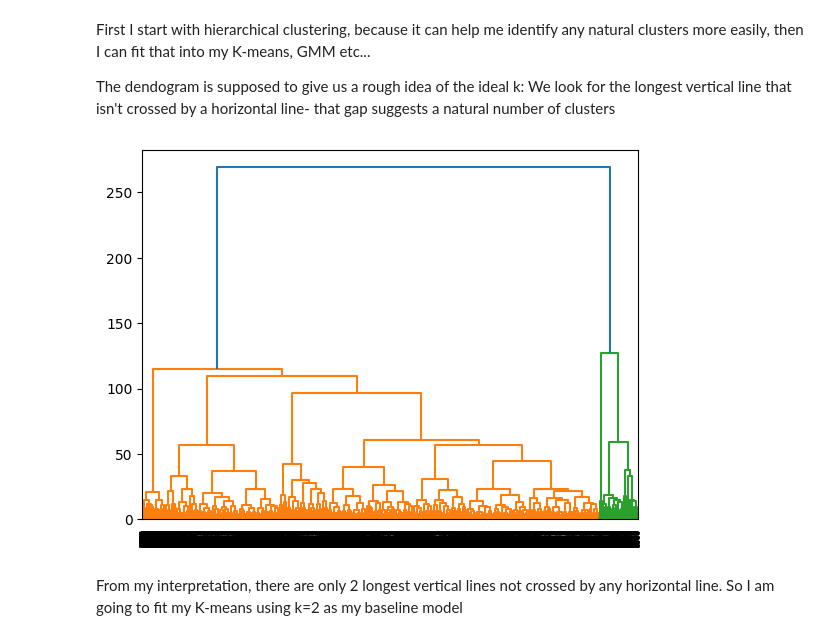
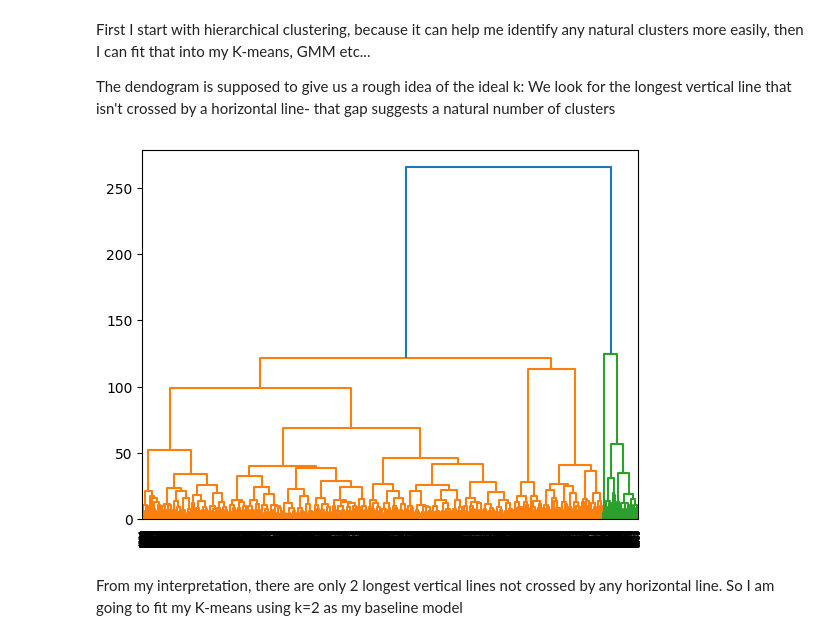
Before and after one commit to WamzMwangi/Advanced_Machine_Learning, a Jupyter notebook: Clustering_Algorithms/Spotify_clustering_project.ipynb, the cells around one changed output. Cells and saved outputs as stored; diff of their text form; code cells hidden in the pictures.

Commit message:
clustering algorithms

```diff
--- a/Clustering_Algorithms/Spotify_clustering_project.ipynb
+++ b/Clustering_Algorithms/Spotify_clustering_project.ipynb
@@ -114,0 +122,12 @@ scaled_df.head()
+# %%
+#now we can feature scale
+cols=['popularity','danceability','valence','energy','liveness','loudness','speechiness','tempo']
+
+df=data[cols]
+
+from sklearn.preprocessing import RobustScaler
+scaler= RobustScaler()
+
+scaled_df=scaler.fit_transform(df)
+scaled_df=pd.DataFrame(scaled_df,columns=cols)
+scaled_df.head()
@@ -114,0 +141,5 @@ scaled_df.head()
+# %%
+unscaled_cols=['explicit','key_sin','key_cos']
+
+unscaled_df=data[unscaled_cols]
+unscaled_df.head()
@@ -114,0 +153,5 @@ scaled_df.head()
+# %%
+#now combine the scaled and unscaled dataframes
+
+final_df=pd.concat([scaled_df,unscaled_df],axis=1)
+final_df.head()
@@ -115,3 +207,5 @@ scaled_df.head()
+# %%
+final_df = final_df.replace([np.inf, -np.inf], np.nan).dropna()
 # %% [markdown]
 ### 4. Clustering Algorithms
 # %% [markdown]
@@ -121,13 +215,13 @@ The dendogram is supposed to give us a rough idea of the ideal k: We look for th
 # %%
 #start with hierarchical clustering- just to identify the number of clusters, roughly
 from scipy.cluster.hierarchy import linkage, dendrogram
 import matplotlib.pyplot as plt
 
-wards_clustering = linkage(scaled_df, method="ward")
+wards_clustering = linkage(final_df, method="ward")
 dendrogram(wards_clustering)
 plt.show()
 # %% [output]
-[figure, old version]
+[figure, new version]
 # %% [markdown]
 From my interpretation, there are only 2 longest vertical lines not crossed by any horizontal line. So I am going to fit my K-means using k=2 as my baseline model
 # %% [markdown]
```
Also changed, not shown: parts of 33 cells of this notebook, 2 other files.
